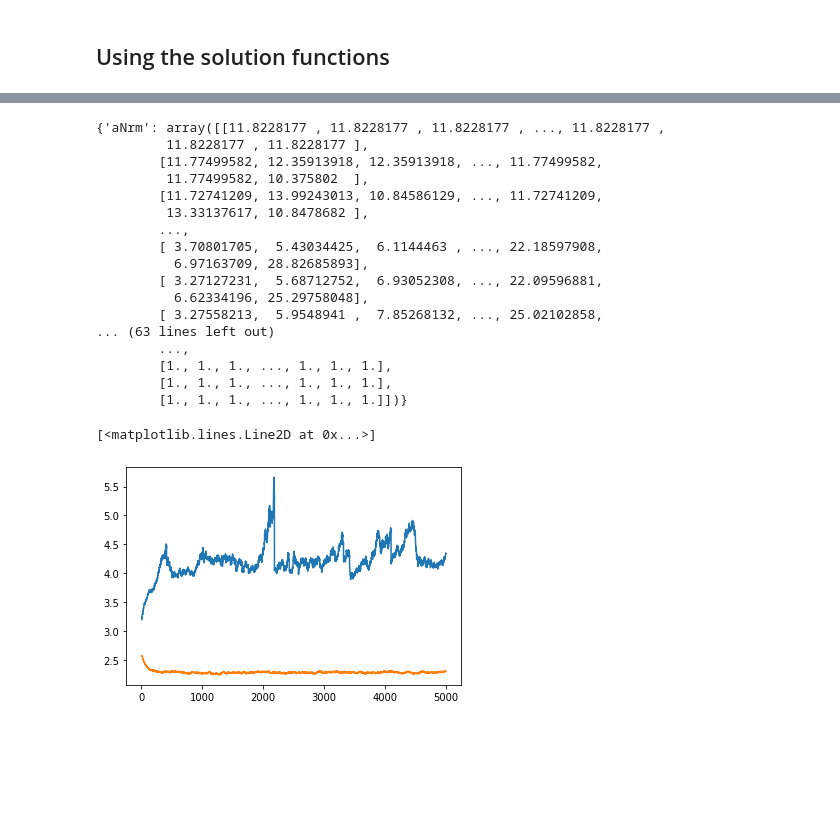
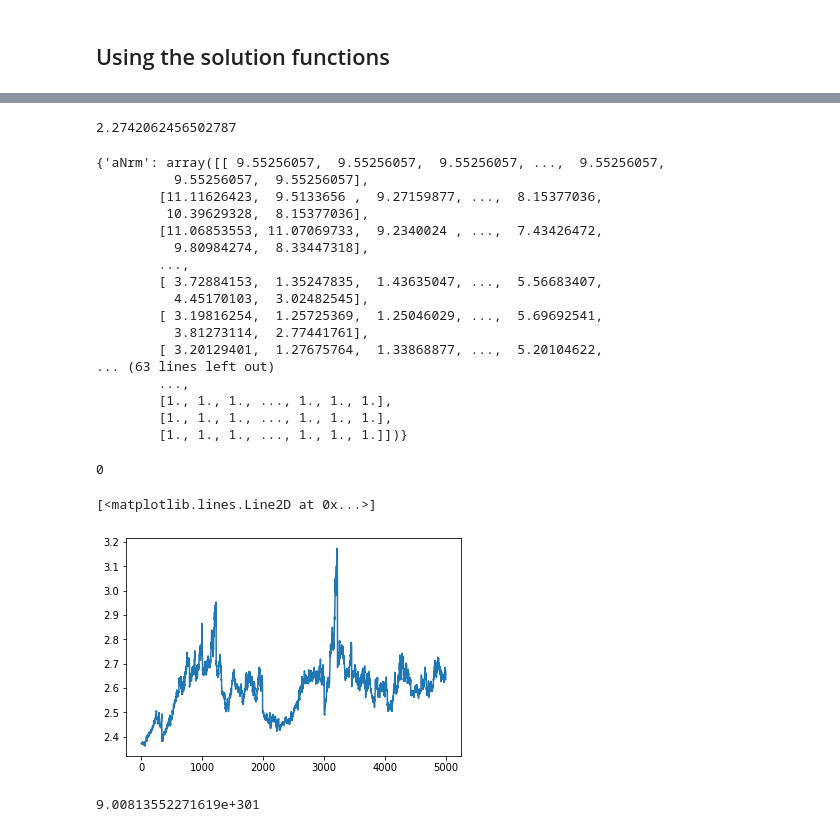
Before and after one commit to sbenthall/SHARKFin, a Jupyter notebook: macro/Computing Consumer Equilibria.ipynb, the cells around one changed output, grey strips where cells are left out. Drawn from its saved outputs; the diff is of its cells as text; code cells hidden in the pictures; blank space fills up the shorter version.

```diff
--- a/macro/Computing Consumer Equilibria.ipynb
+++ b/macro/Computing Consumer Equilibria.ipynb
@@ -16,3 +16,4 @@ import pandas as pd
 ## Setup
 # %%
 LUCAS0
+LUCAS0['aNrmInitStd'] = 0.0
@@ -37,7 +21,7 @@ LUCAS0
 dividend_growth_rate = 1.000203
 dividend_std = 0.011983
 
-rng = 23409
+rng = 234675
 
 market_args = {
     "dividend_growth_rate": dividend_growth_rate,
@@ -68,6 +52,12 @@ PARAMS["AgentCount"] = 2000
 PARAMS["sim_common_Rrisky"] = False
 
 #PARAMS['LivPrb'] = [1.0]
+PARAMS['DiscFac'] =  0.99 # * 0.995 * .9
+
+#PARAMS['TranShkStd'] = [1.0]
+
+PARAMS['RiskyCount'] = 9
+
 
 at = SequentialPortfolioConsumerType(**PARAMS)
 at.track_vars += ["aNrm", "cNrm", "mNrm", "Risky", "Share", "aLvl", "pLvl"]
@@ -190,37 +156,53 @@ def m_nrm_next(shocks, aNrm, Share, Rfree, PermGroFac):
 # %%
 #(approximately, working backwards fom m0 to a0...
 a0 = (m0 - 1) / at.parameters['Rfree']
+# %%
+np.log(a0)
+# %% [output]
+2.2742062456502787
 # %%
 at.assign_parameters(aNrmInitMean = np.log(a0)) # np.log(m0))
+2.274
 
 at.initialize_sim()
 at.simulate()
 # %% [output]
-{'aNrm': array([[11.8228177 , 11.8228177 , 11.8228177 , ..., 11.8228177 ,
-         11.8228177 , 11.8228177 ],
-        [11.77499582, 12.35913918, 12.35913918, ..., 11.77499582,
-         11.77499582, 10.375802  ],
-        [11.72741209, 13.99243013, 10.84586129, ..., 11.72741209,
-         13.33137617, 10.8478682 ],
+{'aNrm': array([[ 9.55256057,  9.55256057,  9.55256057, ...,  9.55256057,
+          9.55256057,  9.55256057],
+        [11.11626423,  9.5133656 ,  9.27159877, ...,  8.15377036,
+         10.39629328,  8.15377036],
+        [11.06853553, 11.07069733,  9.2340024 , ...,  7.43426472,
+          9.80984274,  8.33447318],
         ...,
-        [ 3.70801705,  5.43034425,  6.1144463 , ..., 22.18597908,
-          6.97163709, 28.82685893],
-        [ 3.27127231,  5.68712752,  6.93052308, ..., 22.09596881,
-          6.62334196, 25.29758048],
-        [ 3.27558213,  5.9548941 ,  7.85268132, ..., 25.02102858,
+        [ 3.72884153,  1.35247835,  1.43635047, ...,  5.56683407,
+          4.45170103,  3.02482545],
+        [ 3.19816254,  1.25725369,  1.25046029, ...,  5.69692541,
+          3.81273114,  2.77441761],
+        [ 3.20129401,  1.27675764,  1.33868877, ...,  5.20104622,
 ... (63 lines left out)
         ...,
         [1., 1., 1., ..., 1., 1., 1.],
         [1., 1., 1., ..., 1., 1., 1.],
         [1., 1., 1., ..., 1., 1., 1.]])}
+# %%
+(at.history['Share'] < 1).sum()
+# %% [output]
+0
 # %%
 df_mNrm = pd.DataFrame(at.history['mNrm'])
 
-plt.plot(np.log(df_mNrm[df_mNrm > m1].mean(axis=1)))
-plt.plot(np.log(df_mNrm[df_mNrm < m1].mean(axis=1)))
+#plt.plot(np.log(df_mNrm[df_mNrm > m1].mean(axis=1)))
+#plt.plot(np.log(df_mNrm[df_mNrm < m1].mean(axis=1)))
+
+
+plt.plot(np.log(df_mNrm.mean(axis=1)))
 # %% [output]
 [<matplotlib.lines.Line2D at 0x...>]
-[figure, old version]
+[figure, new version]
+# %%
+2.7 ** 700
+# %% [output]
+9.00813552271619e+301
 # %%
 plt.figure(figsize=(9,7))
 plt.plot(np.log(np.mean(at.history['mNrm'], axis = 1)), label = "log mean normalized market resources")
```
Also changed, not shown: parts of 18 cells of this notebook.
